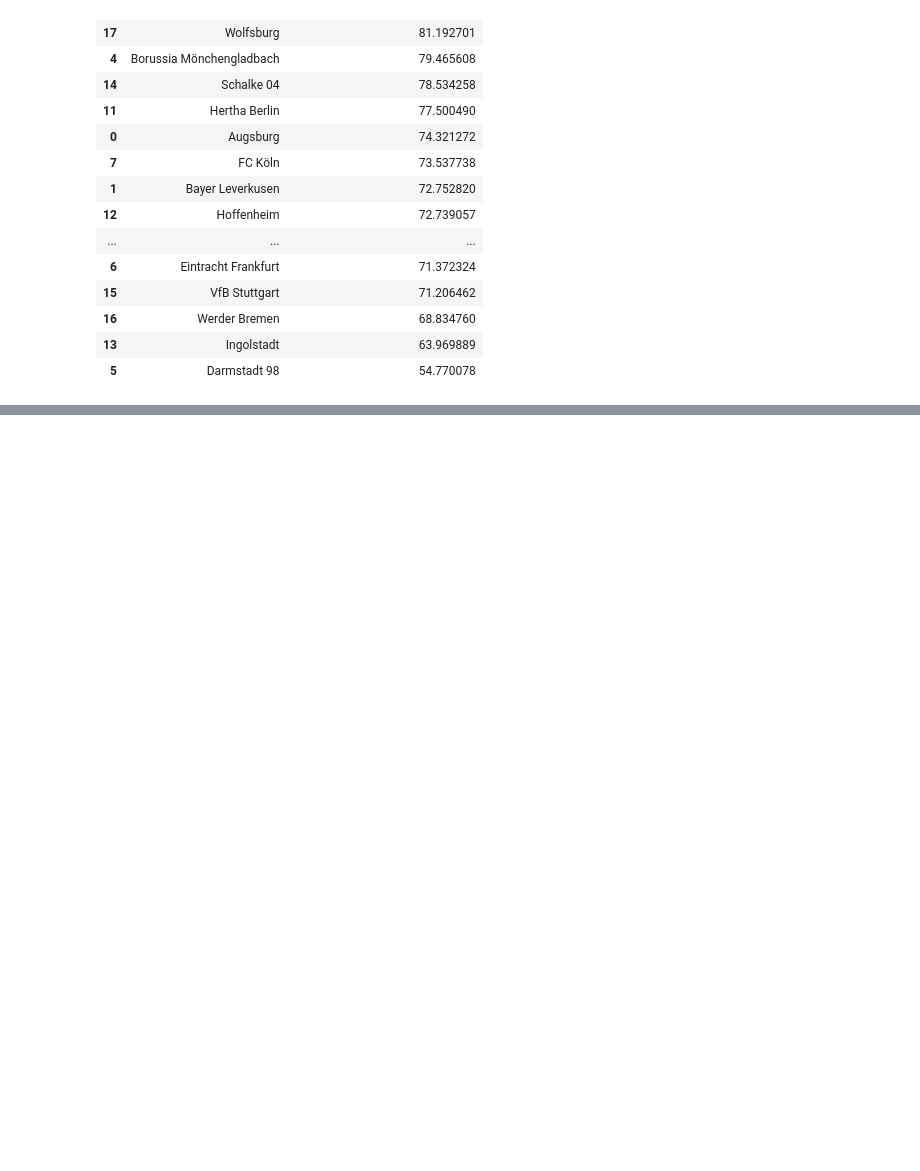
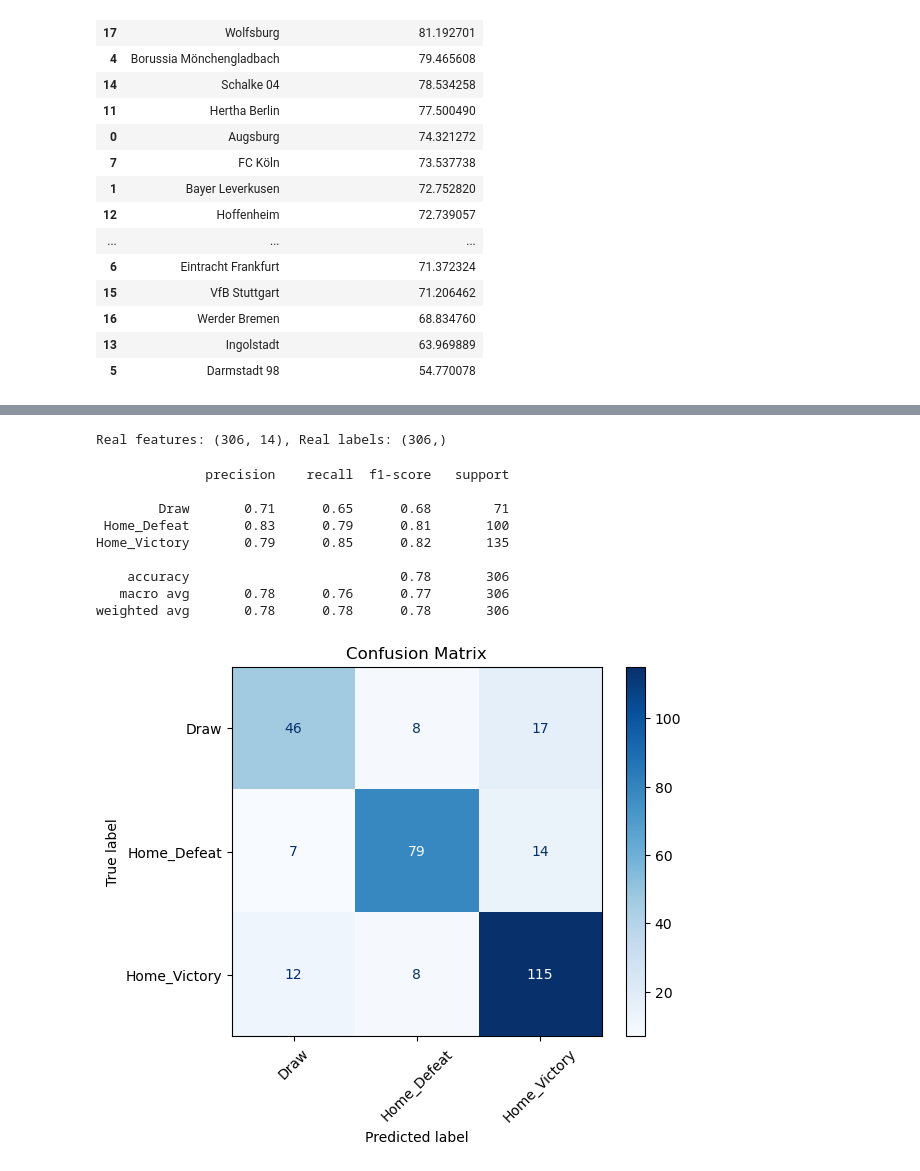
Before and after one commit to MaxPrinz98/FootballDSAI, a Jupyter notebook: Team_ranking.ipynb, the cells around one changed output, grey strips where cells are left out. Saved outputs shown, nothing was run; the diff lists cells and outputs as text; code cells hidden in the pictures; blank space fills up the shorter version.

Commit message:
more models

```diff
--- a/Team_ranking.ipynb
+++ b/Team_ranking.ipynb
@@ -315,0 +318,18 @@ plt.show()
+# %%
+all_features = []
+for i in range(1,matches['match_week'].max()+1):
+    team_pairings = matches[matches['match_week'] == i]
+    # Cheating the stats data for first match_week because we cannot predict a game, when no game before is played
+    if i == 1:
+        real_chances = calculate_chances_from_played_games(team_stats=team_stats, considered_matchweeks=list(range(1, matches['match_week'].max()+1)), round_decimals=None)
+        for _, match in team_pairings.iterrows():
+            features = calculate_features_based_on_certain_matchweeks(home_team=match['home_team'],away_team=match['away_team'], chances= real_chances, matches=matches)
+            all_features.append(features)
+    else:
+        real_chances = calculate_chances_from_played_games(team_stats=team_stats, considered_matchweeks=list(range(1, i)), round_decimals=None)
+        for _, match in team_pairings.iterrows():
+            features = calculate_features_based_on_certain_matchweeks(home_team=match['home_team'],away_team=match['away_team'], chances= real_chances, matches=matches)
+            all_features.append(features)
+
+final_features = pd.concat(all_features, ignore_index=True)
+final_features
@@ -315,0 +350,39 @@ plt.show()
+# %%
+X_real = final_features.drop(columns=['actual_result','match_week'])  # All columns except the target
+y_real = final_features['actual_result']  # Just the target column
+
+
+print(f"Real features: {X_real.shape}, Real labels: {y_real.shape}")
+
+predictions_real = best_model.predict(X_real)
+# %% [output]
+Real features: (306, 14), Real labels: (306,)
+# %%
+print(
+    classification_report(
+        y_real,          # True labels (strings)
+        predictions_real,          # Predicted labels (strings)
+        target_names=['Draw', 'Home_Defeat', 'Home_Victory']  # Optional: ensures consistent order
+    )
+)
+
+ConfusionMatrixDisplay.from_predictions(
+    y_real,
+    predictions_real,
+    display_labels=['Draw', 'Home_Defeat', 'Home_Victory'],
+    cmap='Blues',
+    xticks_rotation=45
+)
+plt.title('Confusion Matrix')
+plt.show()
+# %% [output]
+              precision    recall  f1-score   support
+
+        Draw       0.71      0.65      0.68        71
+ Home_Defeat       0.83      0.79      0.81       100
+Home_Victory       0.79      0.85      0.82       135
+
+    accuracy                           0.78       306
+   macro avg       0.78      0.76      0.77       306
+weighted avg       0.78      0.78      0.78       306
+[figure, added]
```
Also changed, not shown: parts of 16 cells of this notebook, 1 other file.
